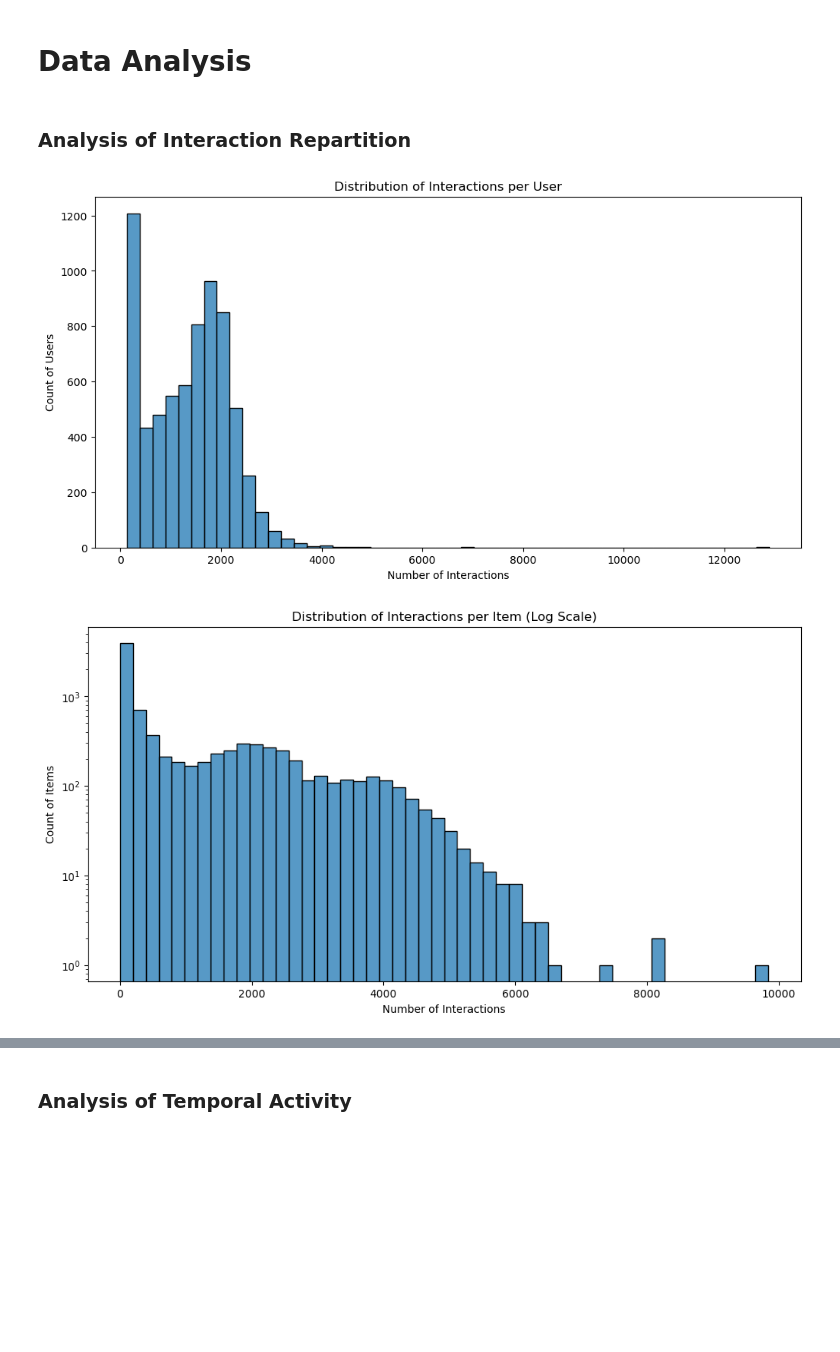
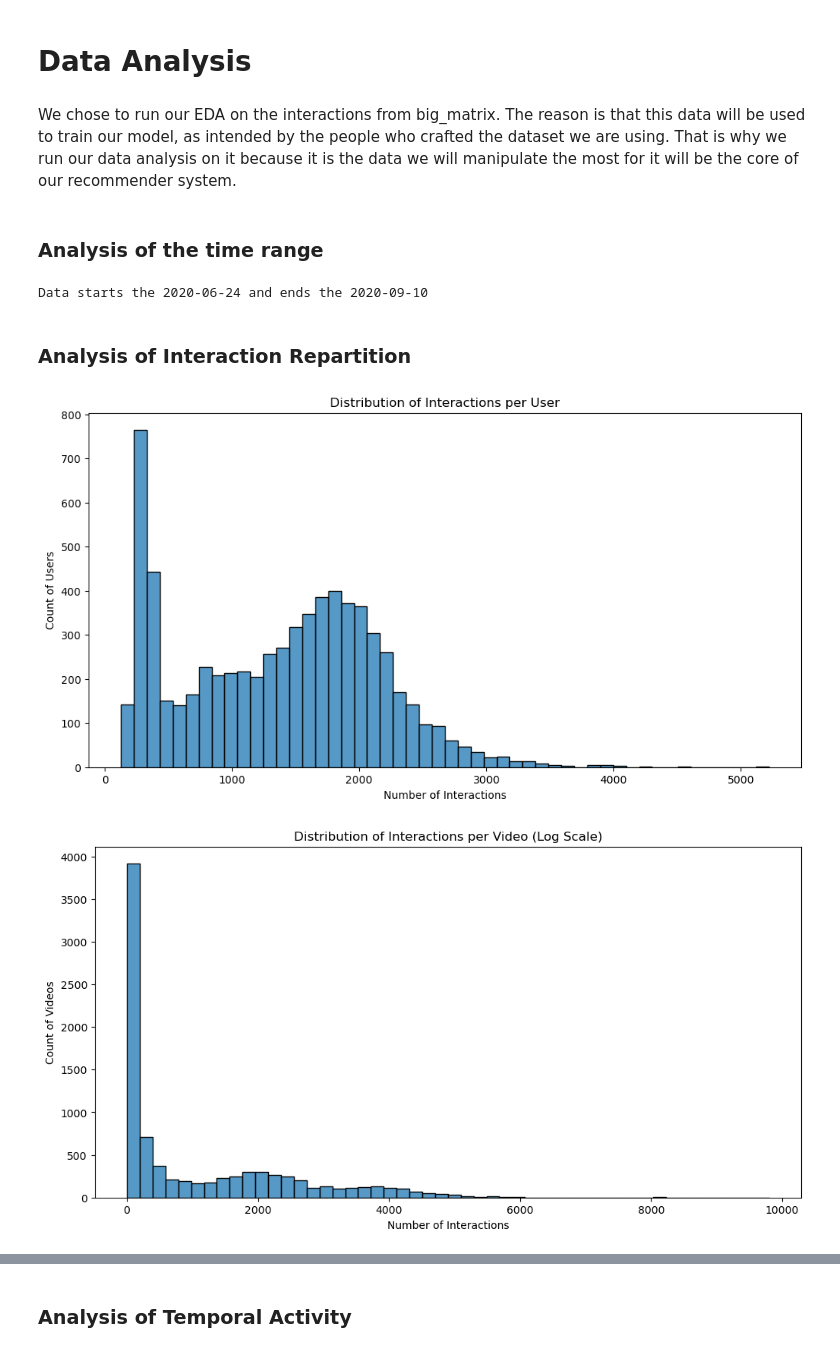
Before and after one commit to PamplemousseCru/FinalProject_2025_Matthias_Laithier, a Jupyter notebook: 02_EDA.ipynb, the cells around one changed output, grey strips where cells are left out. Cells and saved outputs as stored; diff of their text form; code cells hidden in the pictures; blank space fills up the shorter version.

```diff
--- a/02_EDA.ipynb
+++ b/02_EDA.ipynb
@@ -9,6 +11,4 @@ import seaborn as sns
 # %%
-root = "data_final_project/KuaiRec 2.0/data/"
-#train_data = pd.read_parquet("./exports/train_data.pq")
-#test_data = pd.read_parquet("./exports/test_data.pq")
-
-big_matrix_cleaned = pd.read_parquet("./exports" + "/big_matrix_cleaned.pq")
+export_dir = "./exports/cleaned_data/"
+big_matrix_cleaned = pd.read_parquet(export_dir + "big_matrix_cleaned.pq")
+caption_category_cleaned = pd.read_parquet(export_dir + "caption_category_cleaned.pq")
@@ -15,24 +17,34 @@ big_matrix_cleaned = pd.read_parquet("./exports" + "/big_matrix_cleaned.pq")
 # %%
-#all_data_df = pd.concat([train_data, test_data], ignore_index=True)
 all_data_df = big_matrix_cleaned.copy()
+all_data_df = all_data_df.merge(caption_category_cleaned, on="video_id", how="left")
 # %% [markdown]
 # Data Analysis
+# %% [markdown]
+We chose to run our EDA on the interactions from big_matrix. The reason is that this data will be used to train our model, as intended by the people who crafted the dataset we are using. That is why we run our data analysis on it because it is the data we will manipulate the most for it will be the core of our recommender system.
+# %% [markdown]
+### Analysis of the time range
+# %%
+start_date = pd.to_datetime(all_data_df["time"].min()).strftime("%Y-%m-%d")
+end_date = pd.to_datetime(all_data_df["time"].max()).strftime("%Y-%m-%d")
+print(f"Data starts the {start_date} and ends the {end_date}")
+# %% [output]
+Data starts the 2020-06-24 and ends the 2020-09-10
 # %% [markdown]
 ### Analysis of Interaction Repartition
 # %%
 plt.figure(figsize=(12, 6))
-sns.histplot(data=all_data_df["user_id"].value_counts(), bins=50, palette="icefire")
+sns.histplot(data=all_data_df["user_id"].value_counts(), bins=50, log=False)
 plt.title("Distribution of Interactions per User")
 plt.xlabel("Number of Interactions")
 plt.ylabel("Count of Users")
 plt.show()
 
 plt.figure(figsize=(12, 6))
-sns.histplot(data=all_data_df["video_id"].value_counts(), bins=50, log=True, palette="icefire")
-plt.title("Distribution of Interactions per Item (Log Scale)")
+sns.histplot(data=all_data_df["video_id"].value_counts(), bins=50, log=False)
+plt.title("Distribution of Interactions per Video (Log Scale)")
 plt.xlabel("Number of Interactions")
-plt.ylabel("Count of Items")
+plt.ylabel("Count of Videos")
 plt.show()
 # %% [output]
-[figure, old version]
+[figure, new version]
-[figure, old version]
+[figure, new version]
```
Also changed, not shown: parts of 14 cells of this notebook, 2 other files.
